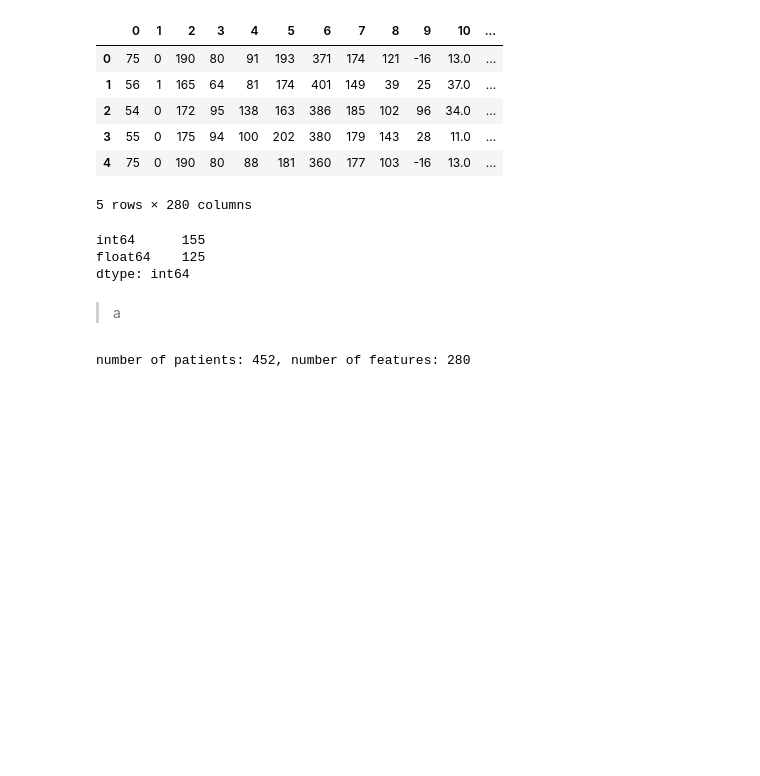
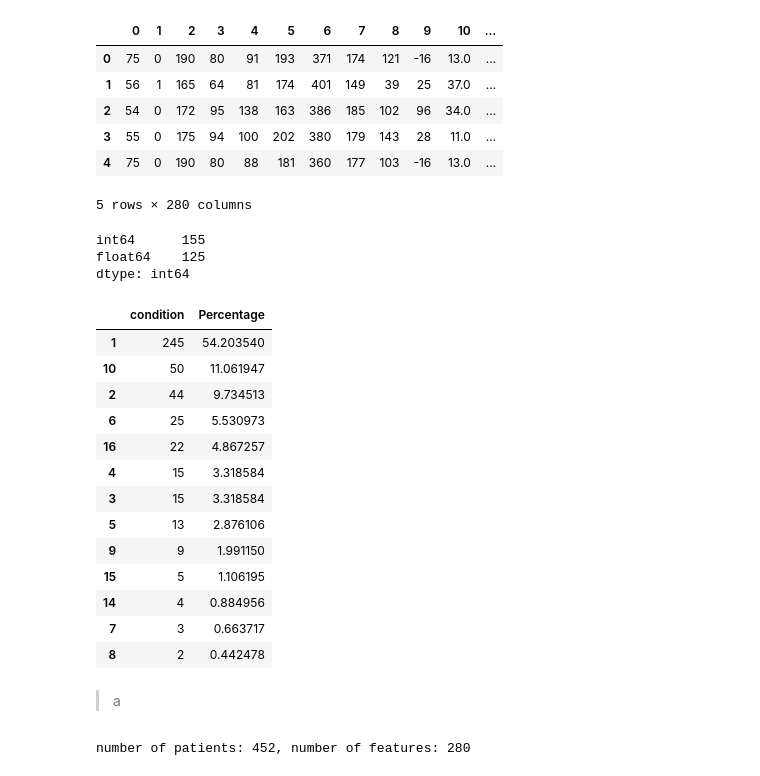
Before and after one commit to cangokalp/EE-460J, a Jupyter notebook: lab_1/lab_1.ipynb, the cells around one changed output. Cells and saved outputs as stored; diff of their text form; code cells hidden in the pictures; blank space fills up the shorter version.

```diff
--- a/lab_1/lab_1.ipynb
+++ b/lab_1/lab_1.ipynb
@@ -125,10 +125,25 @@ int64      155
 float64    125
 dtype: int64
 # %%
-# df=df.rename(columns = {279:'condition'})
-# target_perc = pd.DataFrame(df.condition.value_counts())
-# target_perc['Percentage'] = 100*df.condition/df.shape[0]
-# target_perc
+df=df.rename(columns = {279:'condition'})
+target_perc = pd.DataFrame(df.condition.value_counts())
+target_perc['Percentage'] = 100*target_perc.condition/df.shape[0]
+target_perc
+# %% [output]
+|  | condition | Percentage |
+| 1 | 245 | 54.203540 |
+| 10 | 50 | 11.061947 |
+| 2 | 44 | 9.734513 |
+| 6 | 25 | 5.530973 |
+| 16 | 22 | 4.867257 |
+| 4 | 15 | 3.318584 |
+| 3 | 15 | 3.318584 |
+| 5 | 13 | 2.876106 |
+| 9 | 9 | 1.991150 |
+| 15 | 5 | 1.106195 |
+| 14 | 4 | 0.884956 |
+| 7 | 3 | 0.663717 |
+| 8 | 2 | 0.442478 |
 # %% [markdown]
 >a
 # %%
```
Also changed, not shown: parts of 17 cells of this notebook.
